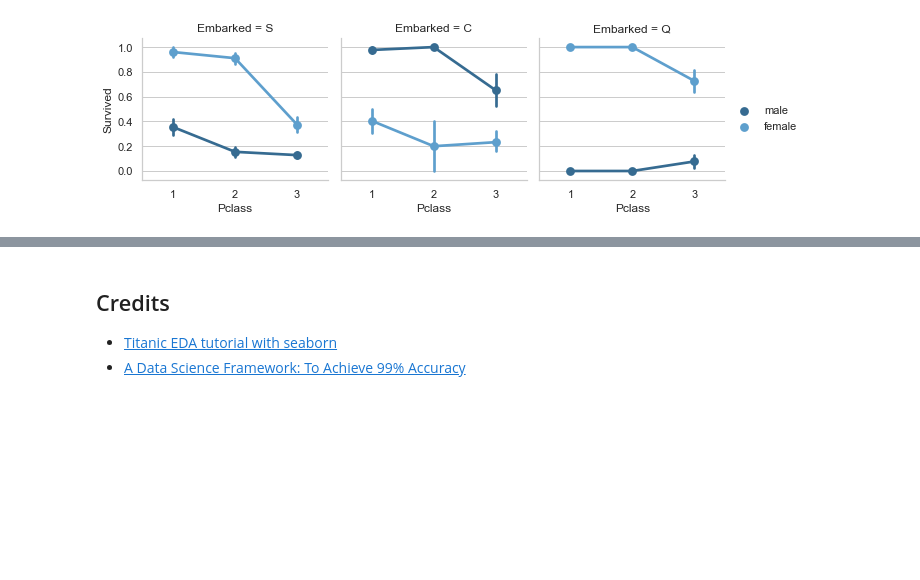
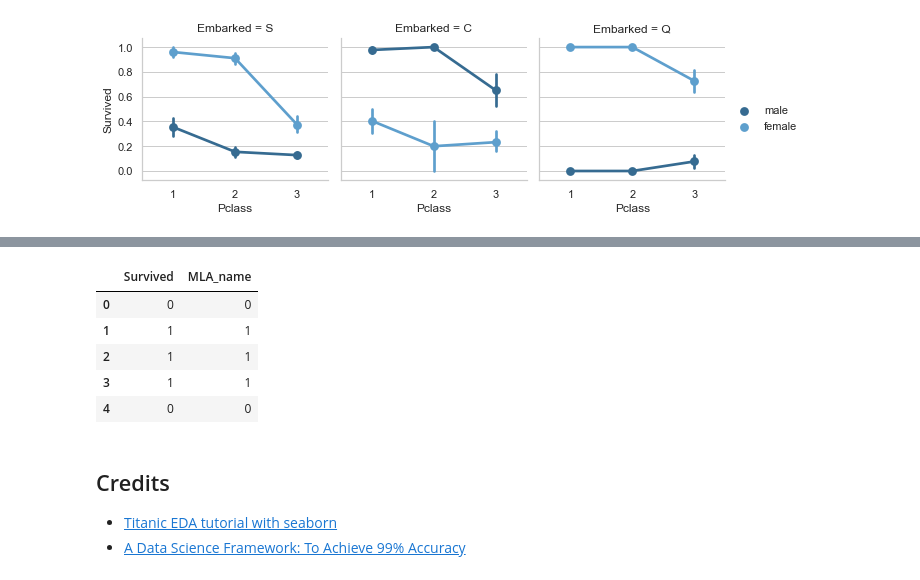
Before and after one commit to yaraxxx/TitanicSurvivalsPrediction, a Jupyter notebook: Survival_AI.ipynb, the cells around one changed output, grey strips where cells are left out. Cells and saved outputs as stored; diff of their text form; code cells hidden in the pictures; blank space fills up the shorter version.

```diff
--- a/Survival_AI.ipynb
+++ b/Survival_AI.ipynb
@@ -729,3 +765,12 @@ Please also refer to the documentation for alternative solver options:
+# %%
+MLAs_predict.head()
+# %% [output]
+|  | Survived | MLA_name |
+| 0 | 0 | 0 |
+| 1 | 1 | 1 |
+| 2 | 1 | 1 |
+| 3 | 1 | 1 |
+| 4 | 0 | 0 |
 # %%
 # loading a pre-trained model
 vgg16 = models.vgg16(pretrained=True)
```
Also changed, not shown: parts of 16 cells of this notebook.
